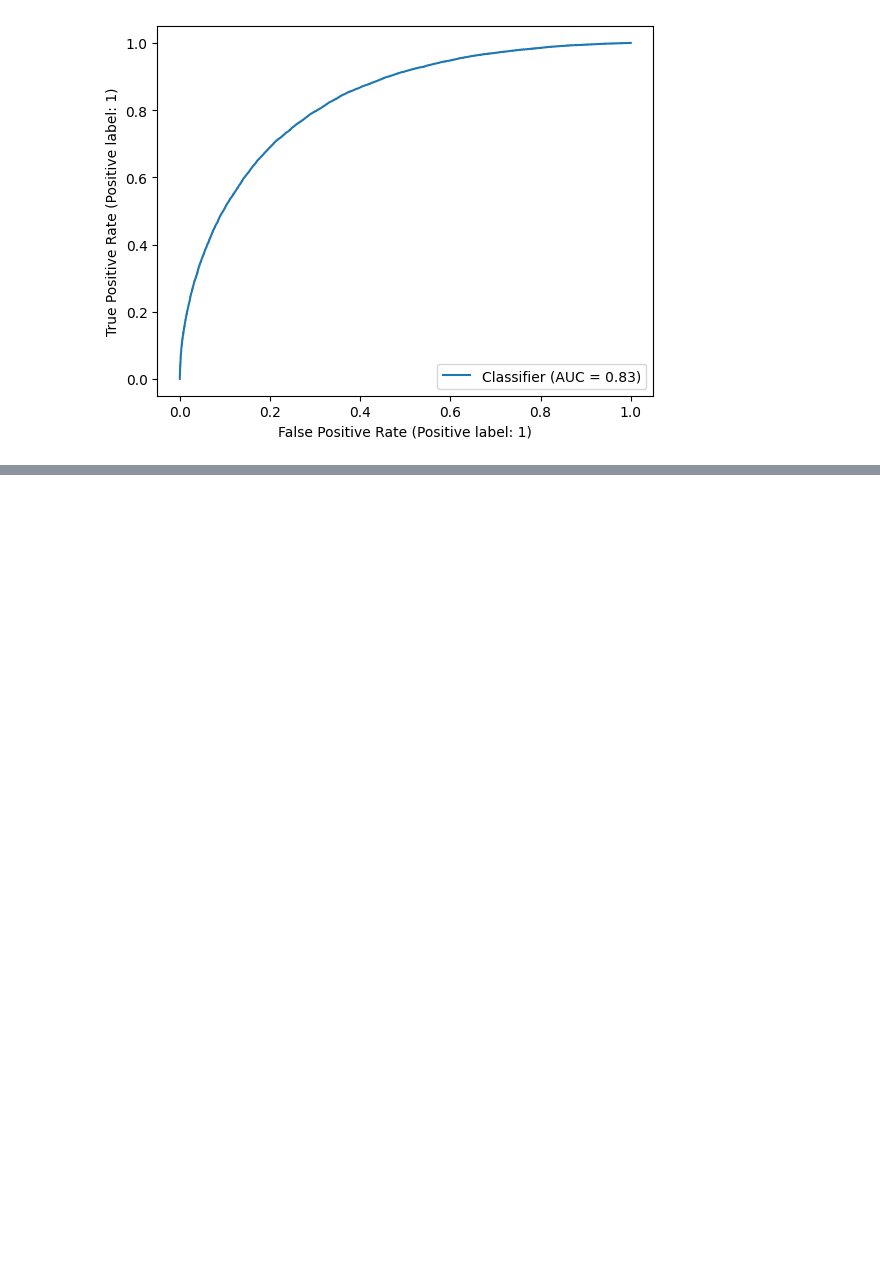
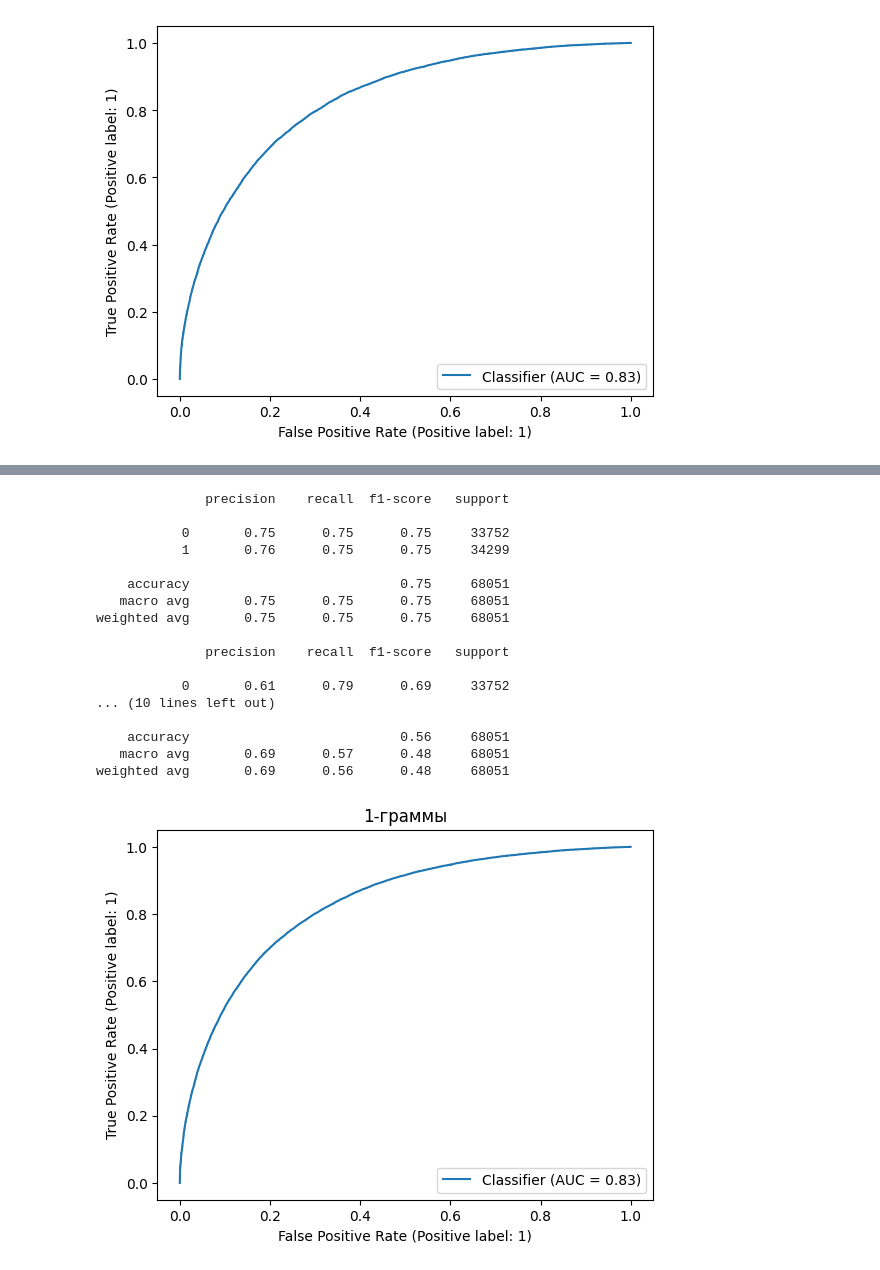
Before and after one commit to gutsy47/ETU-Sentiment-Analysis, a Jupyter notebook: tweets_classification.ipynb, the cells around one changed output, grey strips where cells are left out. Saved outputs shown, nothing was run; the diff lists cells and outputs as text; code cells hidden in the pictures; blank space fills up the shorter version.

Commit message:
countVectorizer

```diff
--- a/tweets_classification.ipynb
+++ b/tweets_classification.ipynb
@@ -259,3 +259,19 @@ Fitting 5 folds for each of 2 candidates, totalling 10 fits
 weighted avg       0.75      0.75      0.75     68051
 <sklearn.metrics._plot.roc_curve.RocCurveDisplay at 0x...>
 [figure]
+# %%
+from sklearn.feature_extraction.text import CountVectorizer
+
+count_vectorizer_tweets = pd.read_csv("data.csv")
+
+tweets_noNorm['text'] = tweets_noNorm['text'].apply(lambda x: final_preprocessing(x))
+
+final_tweets = final_tweets.dropna()
+
+count_vectorizer = CountVectorizer(ngram_range=(2, 2))
+
+count_vectorizer_vector = count_vectorizer.fit_transform(final_tweets['text'])
+
+X_train, X_test, y_train, y_test = train_test_split(count_vectorizer_vector,
+                                                    final_tweets['label'].apply(lambda x: int(x)),
+                                                    test_size=0.3, random_state=42)
@@ -261,0 +286,38 @@ weighted avg       0.75      0.75      0.75     68051
+# %%
+for i in range(1,4):
+  count_vectorizer = CountVectorizer(ngram_range=(i, i))
+
+  count_vectorizer_vector = count_vectorizer.fit_transform(final_tweets['text'])
+
+  X_train, X_test, y_train, y_test = train_test_split(count_vectorizer_vector,
+                                                    final_tweets['label'].apply(lambda x: int(x)),
+                                                    test_size=0.3, random_state=42)
+
+  final_model = LogisticRegression(max_iter=1000)
+
+  final_model.fit(X_train, y_train)
+
+  preds = final_model.predict(X_test)
+
+  print(classification_report(y_test, preds))
+  RocCurveDisplay.from_predictions(y_test, final_model.predict_proba(X_test)[:,1])
+  plt.title(f'{i}-граммы')
+# %% [output]
+              precision    recall  f1-score   support
+
+           0       0.75      0.75      0.75     33752
+           1       0.76      0.75      0.75     34299
+
+    accuracy                           0.75     68051
+   macro avg       0.75      0.75      0.75     68051
+weighted avg       0.75      0.75      0.75     68051
+
+              precision    recall  f1-score   support
+
+           0       0.61      0.79      0.69     33752
+... (10 lines left out)
+
+    accuracy                           0.56     68051
+   macro avg       0.69      0.57      0.48     68051
+weighted avg       0.69      0.56      0.48     68051
+[figure, added]
```
Also changed, not shown: parts of 2 cells of this notebook.
